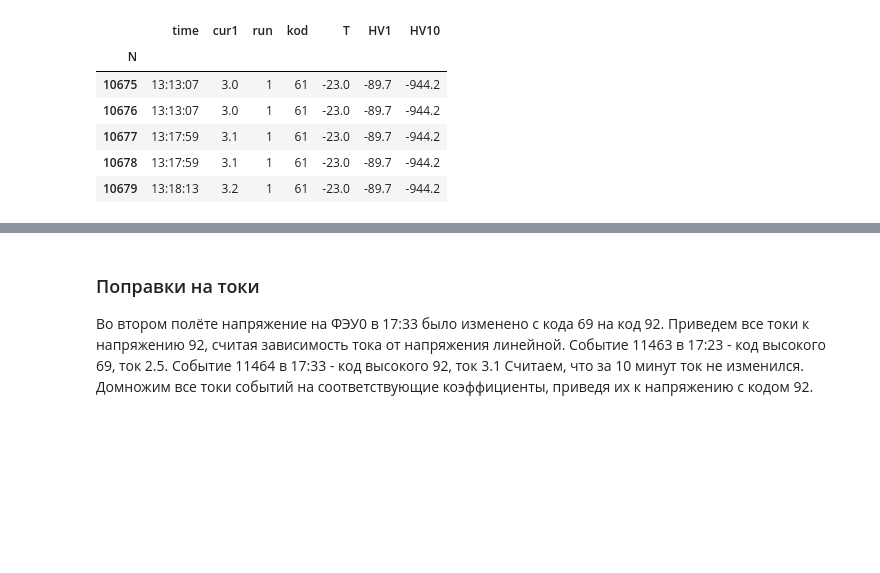
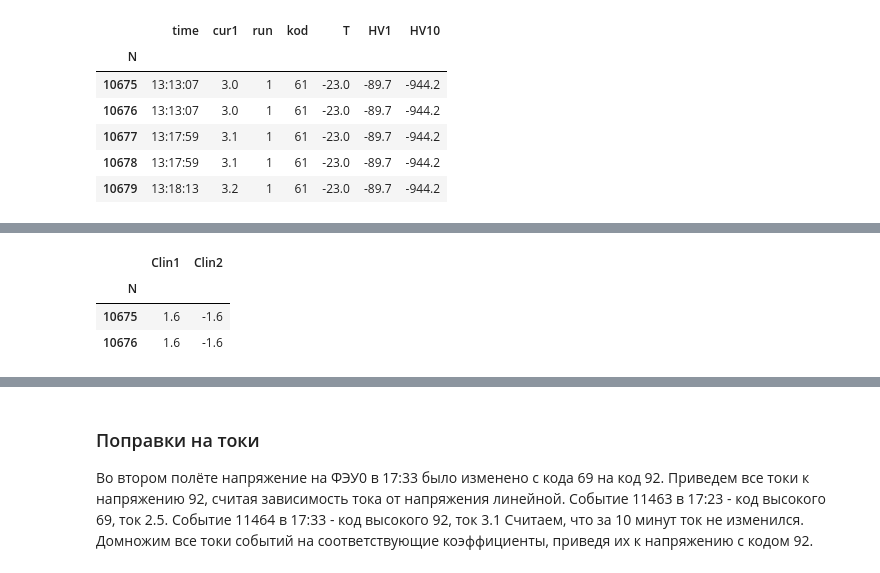
Before and after one commit to bonvech/Sphere, a Jupyter notebook: Data2013/currents/Hamamatsu_2013.ipynb, the cells around one changed output, grey strips where cells are left out. Cells and saved outputs as stored; diff of their text form; code cells hidden in the pictures; blank space fills up the shorter version.

```diff
--- a/Data2013/currents/Hamamatsu_2013.ipynb
+++ b/Data2013/currents/Hamamatsu_2013.ipynb
@@ -89,0 +96,10 @@ ham.head()
+# %%
+clin = pd.read_csv('../data/height_2013.csv',index_col=0)
+params = ['Clin1','Clin2']
+clin = clin[params]
+clin.head(2)
+# %% [output]
+|  | Clin1 | Clin2 |
+| N |  |  |
+| 10675 | 1.6 | -1.6 |
+| 10676 | 1.6 | -1.6 |
```
Also changed, not shown: parts of 6 cells of this notebook.
